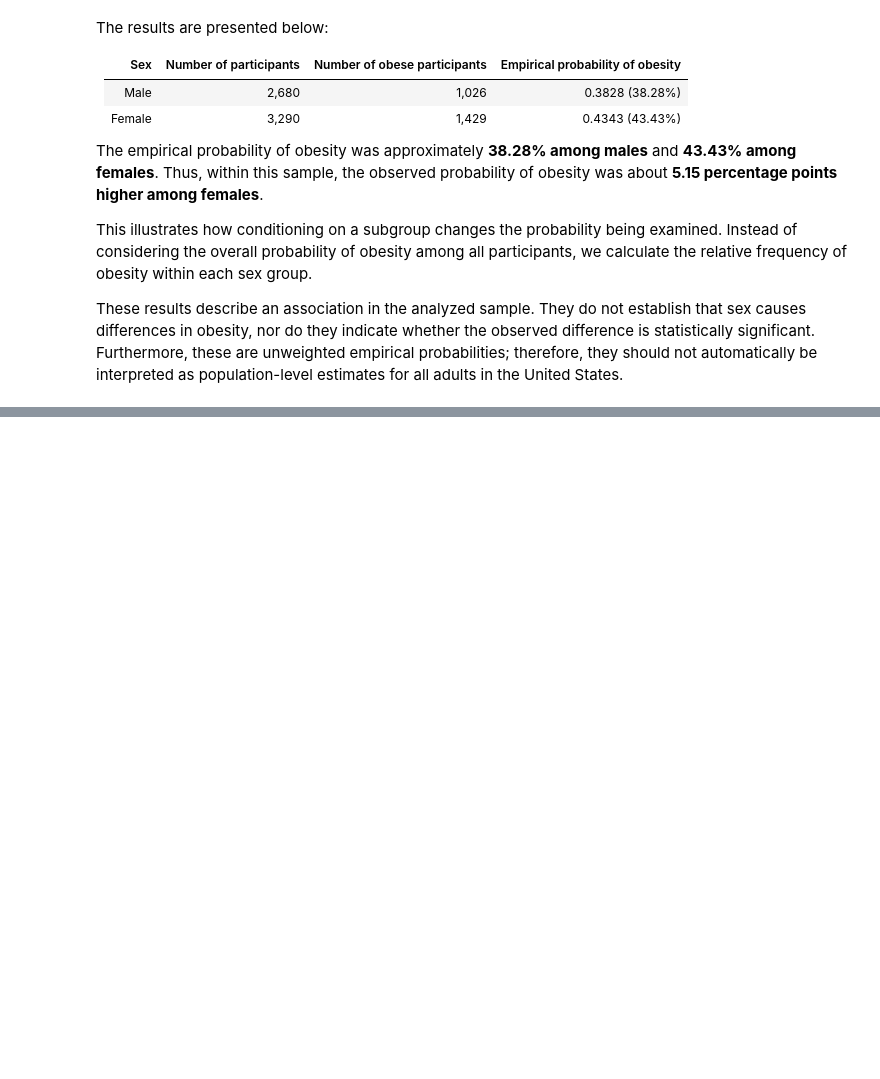
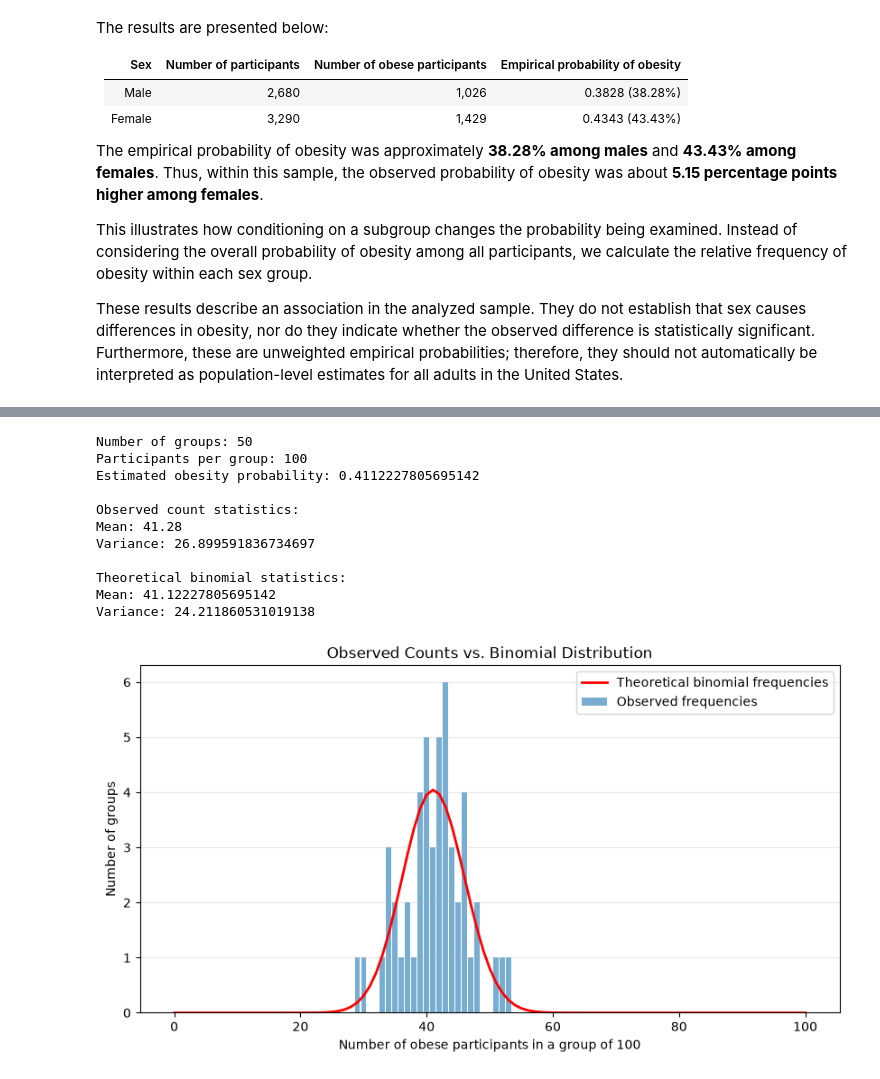
Before and after one commit to amir122884/nhanes-statistics-project, a Jupyter notebook: notebook/phase2_probability.ipynb, the cells around one changed output, grey strips where cells are left out. Cells and saved outputs as stored; diff of their text form; code cells hidden in the pictures; blank space fills up the shorter version.

Commit message:
normal distribution of a continuous variable and binomial model done

```diff
--- a/notebook/phase2_probability.ipynb
+++ b/notebook/phase2_probability.ipynb
@@ -303,0 +336,74 @@ These results describe an association in the analyzed sample. They do not establ
+# %%
+n = 100
+number_of_groups = 50
+
+rng = np.random.default_rng(42)
+
+obesity_values = obesity_data["A_Obesity"].to_numpy()
+shuffled_obesity = rng.permutation(obesity_values)
+
+subsample_values = shuffled_obesity[:n * number_of_groups]
+subsamples = subsample_values.reshape(number_of_groups, n)
+
+observed_counts = subsamples.sum(axis=1)
+
+k = np.arange(n + 1)
+
+theoretical_probabilities = stats.binom.pmf(
+    k, n, P_A_binomial
+)
+
+expected_frequencies = theoretical_probabilities * number_of_groups
+
+observed_frequencies = np.bincount(
+    observed_counts, minlength=n + 1
+)
+
+print("Number of groups:", number_of_groups)
+print("Participants per group:", n)
+print("Estimated obesity probability:", P_A_binomial)
+
+print("\nObserved count statistics:")
+print("Mean:", observed_counts.mean())
+print("Variance:", observed_counts.var(ddof=1))
+
+print("\nTheoretical binomial statistics:")
+print("Mean:", n * P_A_binomial)
+print("Variance:", n * P_A_binomial * (1 - P_A_binomial))
+
+plt.figure(figsize=(10, 5))
+
+plt.bar(
+    k,
+    observed_frequencies,
+    alpha=0.6,
+    label="Observed frequencies"
+)
+
+plt.plot(
+    k,
+    expected_frequencies,
+    color="red",
+    linewidth=2,
+    label="Theoretical binomial frequencies"
+)
+
+plt.xlabel("Number of obese participants in a group of 100")
+plt.ylabel("Number of groups")
+plt.title("Observed Counts vs. Binomial Distribution")
+plt.legend()
+plt.grid(axis="y", alpha=0.3)
+plt.show()
+# %% [output]
+Number of groups: 50
+Participants per group: 100
+Estimated obesity probability: 0.4112227805695142
+
+Observed count statistics:
+Mean: 41.28
+Variance: 26.899591836734697
+
+Theoretical binomial statistics:
+Mean: 41.12227805695142
+Variance: 24.211860531019138
+[figure, added]
```
Also changed, not shown: parts of 6 cells of this notebook.
